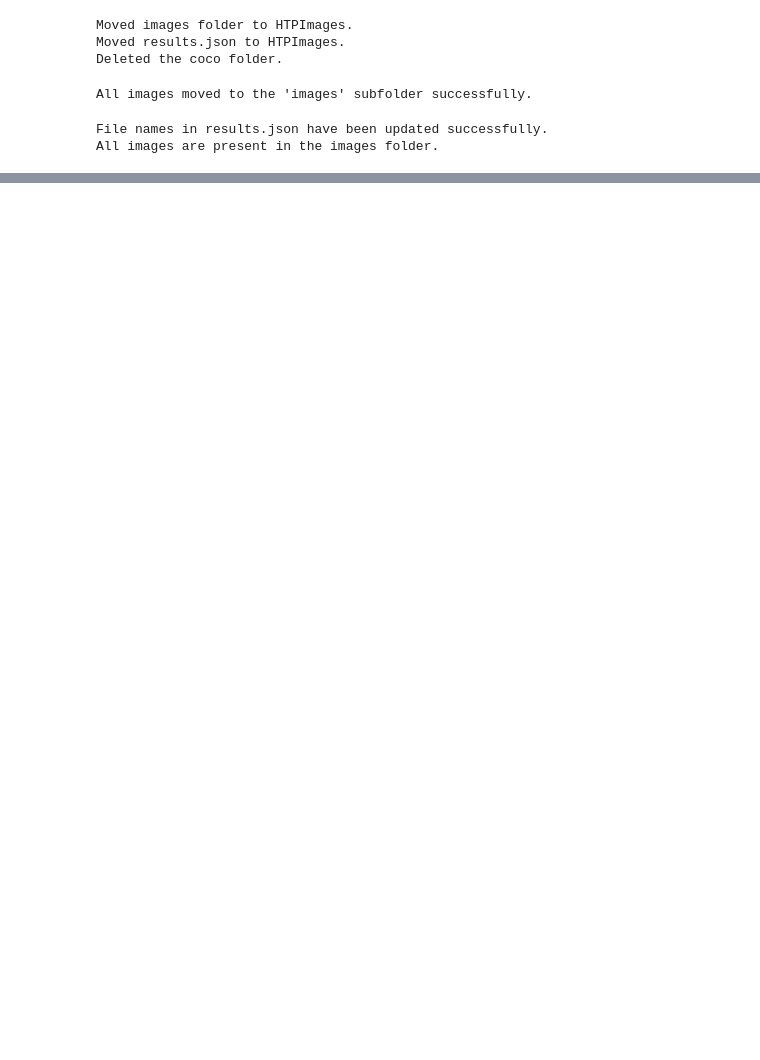
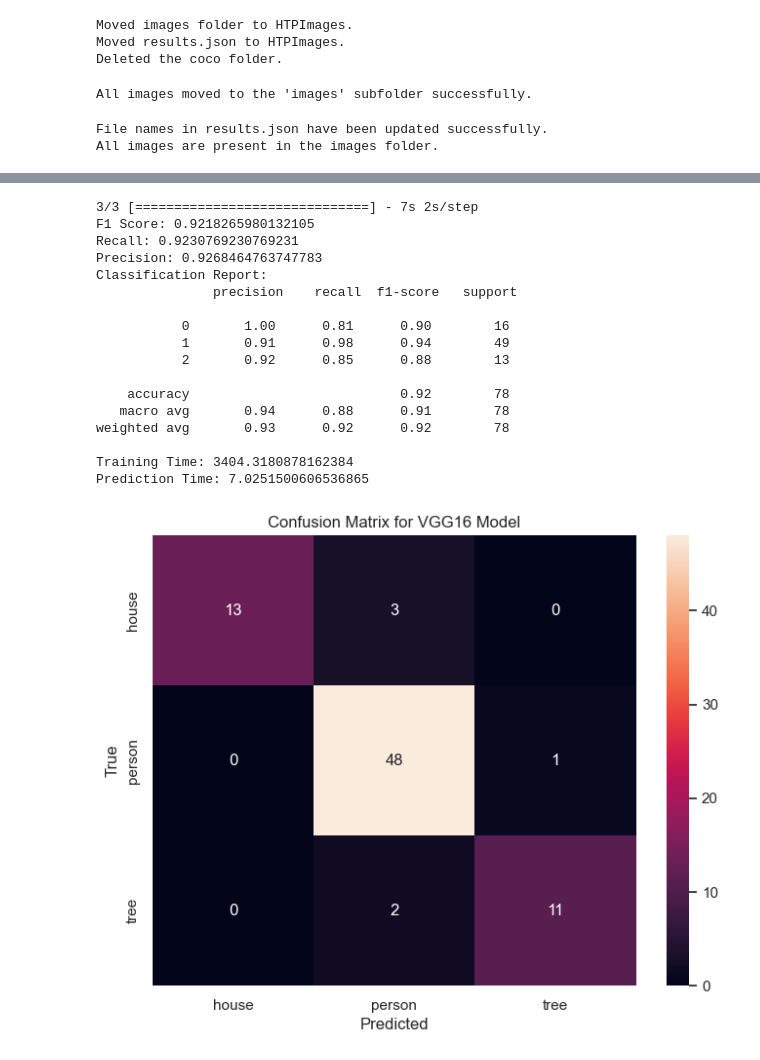
Before and after one commit to iremhttp/HTP-Project, a Jupyter notebook: main.ipynb, the cells around one changed output, grey strips where cells are left out. Cells and saved outputs as stored; diff of their text form; code cells hidden in the pictures; blank space fills up the shorter version.

```diff
--- a/main.ipynb
+++ b/main.ipynb
@@ -602,0 +1018,4 @@ for ann in annotations['annotations'][:5]:
+# %%
+start_time_vgg = time.time()
+training_history_vgg = vgg_model.fit(X_train, y_train, validation_data=(X_test, y_test), epochs=100, class_weight=class_weight_dict)
+train_time_vgg = time.time() - start_time_vgg
@@ -602,0 +1040,43 @@ for ann in annotations['annotations'][:5]:
+# %%
+start_time_vgg = time.time()
+y_pred = np.argmax(vgg_model.predict(X_test), axis=1)
+predict_time_vgg = time.time() - start_time_vgg
+
+f1 = f1_score(y_test, y_pred, average='weighted')
+recall = recall_score(y_test, y_pred, average='weighted')
+precision = precision_score(y_test, y_pred, average='weighted')
+
+print("F1 Score:", f1)
+print("Recall:", recall)
+print("Precision:", precision)
+print("Classification Report:\n", classification_report(y_test, y_pred))
+print("Training Time:", train_time_vgg)
+print("Prediction Time:", predict_time_vgg)
+
+cm = confusion_matrix(y_test, y_pred)
+
+plt.figure(figsize=(8, 6))
+sns.heatmap(cm, annot=True, fmt='d', cmap='rocket', xticklabels=label_encoder.classes_, yticklabels=label_encoder.classes_)
+plt.xlabel('Predicted')
+plt.ylabel('True')
+plt.title('Confusion Matrix for VGG16 Model')
+plt.show()
+# %% [output]
+3/3 [==============================] - 7s 2s/step
+F1 Score: 0.9218265980132105
+Recall: 0.9230769230769231
+Precision: 0.9268464763747783
+Classification Report:
+               precision    recall  f1-score   support
+
+           0       1.00      0.81      0.90        16
+           1       0.91      0.98      0.94        49
+           2       0.92      0.85      0.88        13
+
+    accuracy                           0.92        78
+   macro avg       0.94      0.88      0.91        78
+weighted avg       0.93      0.92      0.92        78
+
+Training Time: 3404.3180878162384
+Prediction Time: 7.0251500606536865
+[figure, added]
```
Also changed, not shown: parts of 47 cells of this notebook.
